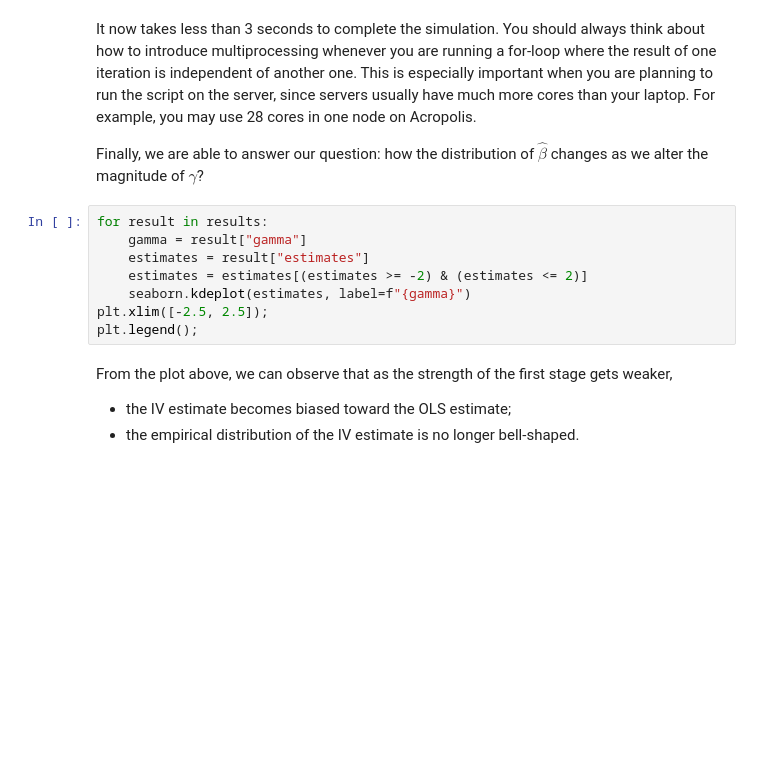
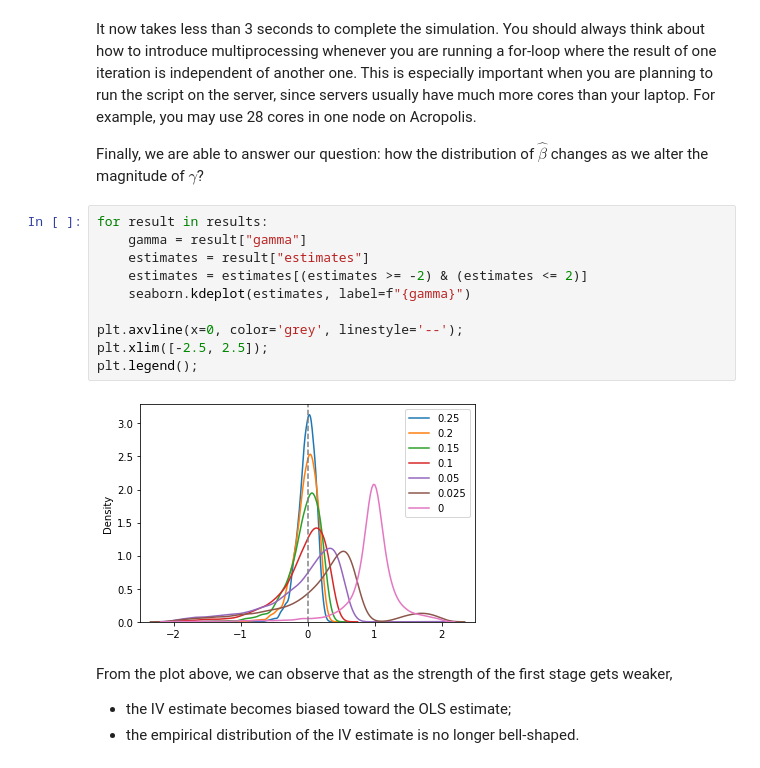
Before and after one commit to energy-policy-institute-uchicago/RP-orientation-2022, a Jupyter notebook: Intro to Python/NumPy.ipynb, the cells around one changed output. Cells and saved outputs as stored; diff of their text form; blank space fills up the shorter version.

```diff
--- a/Intro to Python/NumPy.ipynb
+++ b/Intro to Python/NumPy.ipynb
@@ -471,11 +482,15 @@ Finally, we are able to answer our question: how the distribution of $\hat{\beta
 # %%
 for result in results:
     gamma = result["gamma"]
     estimates = result["estimates"]
     estimates = estimates[(estimates >= -2) & (estimates <= 2)]
     seaborn.kdeplot(estimates, label=f"{gamma}")
+
+plt.axvline(x=0, color='grey', linestyle='--');
 plt.xlim([-2.5, 2.5]);
 plt.legend();
+# %% [output]
+[figure, added]
 # %% [markdown]
 From the plot above, we can observe that as the strength of the first stage gets weaker,
 - the IV estimate becomes biased toward the OLS estimate;
```
Also changed, not shown: parts of 6 cells of this notebook, 1 other file.
